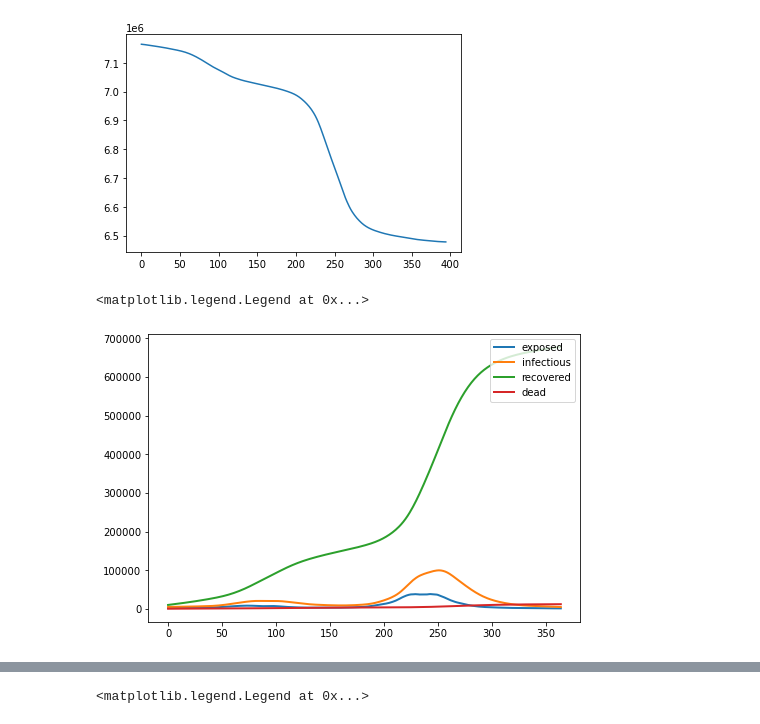
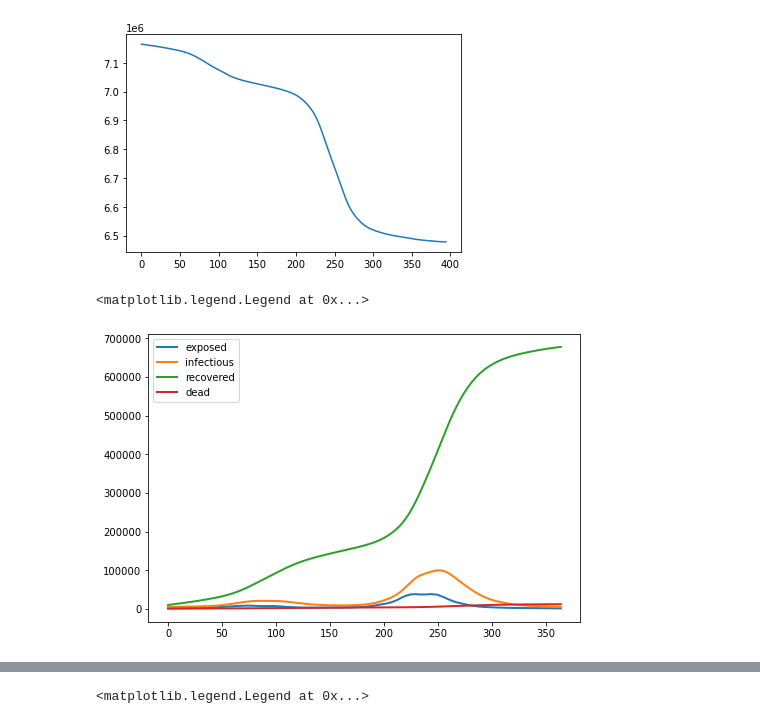
Before and after one commit to sj-ucsd/ECE227_SEIR, a Jupyter notebook: Merged-Copy2.ipynb, the cells around one changed output, grey strips where cells are left out. Saved outputs shown, nothing was run; the diff lists cells and outputs as text; code cells hidden in the pictures.

```diff
--- a/Merged-Copy2.ipynb
+++ b/Merged-Copy2.ipynb
@@ -148,27 +148,27 @@ plt.plot(range(len(S['50-64'])),S['50-64'])
 # %%
 #truncate sequences and plot SEIR from data
 
 for i in ages:
     S[i] = S[i][15:Days-15]
     E[i] = E[i][15:Days-15]
     I[i] = I[i][15:Days-15]
     R[i] = R[i][15:Days-15]
     D[i] = D[i][15:Days-15]
     Inf[i] = Inf[i][15:Days-15]
 Days = Days-30
 
 fig = plt.figure()
 ax = fig.add_axes([0, 0, 1, 1])
 #ax.plot(range(len(S['50-64'])),S['50-64'],lw=2,label='suceptible')
 ax.plot(range(Days),E['50-64'],lw=2,label='exposed')
 ax.plot(range(Days),I['50-64'],lw=2,label='infectious')
 ax.plot(range(Days),R['50-64'],lw=2,label='recovered')
 ax.plot(range(Days),D['50-64'],lw=2,label='dead')
 #ax.set_ylabel(‘Price’,fontsize=20)
-plt.legend(loc='upper right')
+plt.legend(loc='upper left')
 # %% [output]
 <matplotlib.legend.Legend at 0x...>
-[figure, old version]
+[figure, new version]
 # %%
 ages = ['0-17', '18-49', '50-64', '65+']
 labels = ['1','2','3','4']
```
Also changed, not shown: parts of 14 cells of this notebook, 9 other files.
